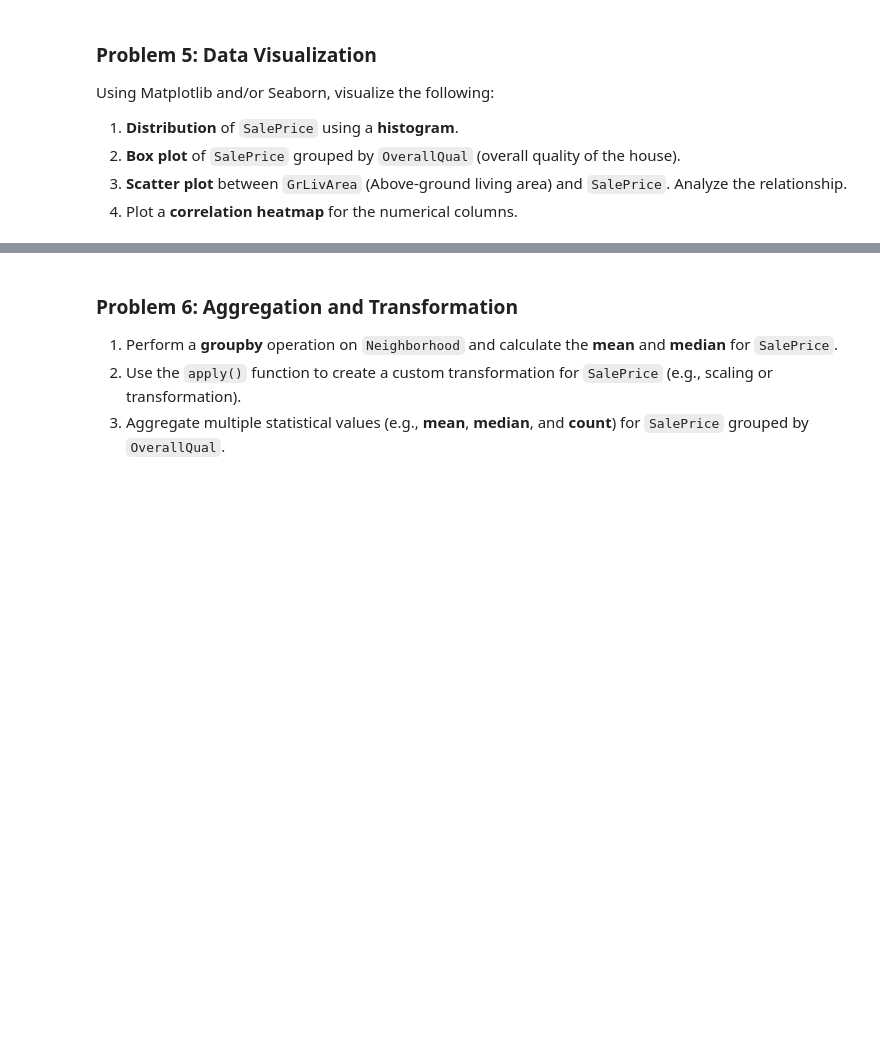
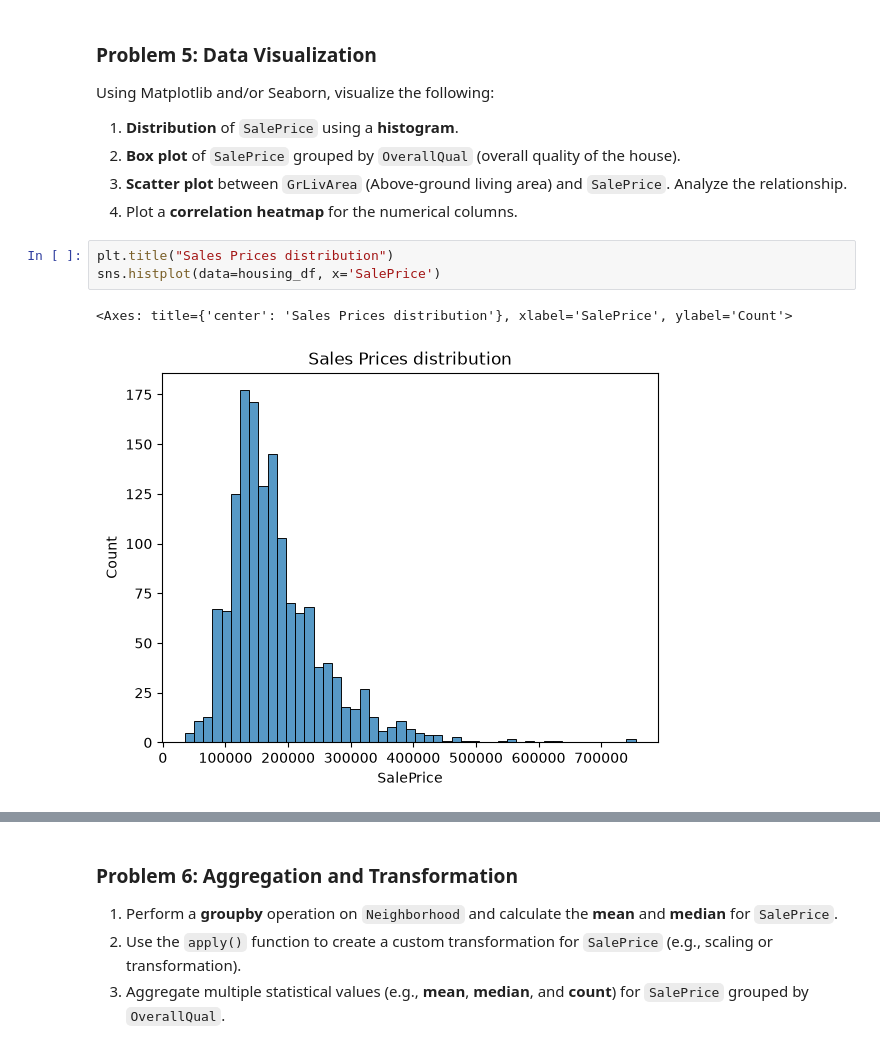
Before and after one commit to prof-screw/DSML, a Jupyter notebook: Week07/Assignment07.ipynb, the cells around one changed output, grey strips where cells are left out. Saved outputs shown, nothing was run; the diff lists cells and outputs as text; blank space fills up the shorter version.

Commit message:
Housing prices dataset Visualization using seaborn

```diff
--- a/Week07/Assignment07.ipynb
+++ b/Week07/Assignment07.ipynb
@@ -510,3 +510,9 @@ Using Matplotlib and/or Seaborn, visualize the following:
 2. **Box plot** of `SalePrice` grouped by `OverallQual` (overall quality of the house).
 3. **Scatter plot** between `GrLivArea` (Above-ground living area) and `SalePrice`. Analyze the relationship.
 4. Plot a **correlation heatmap** for the numerical columns.
+# %%
+plt.title("Sales Prices distribution")
+sns.histplot(data=housing_df, x='SalePrice')
+# %% [output]
+<Axes: title={'center': 'Sales Prices distribution'}, xlabel='SalePrice', ylabel='Count'>
+[figure, added]
```
Also changed, not shown: parts of 3 cells of this notebook.
